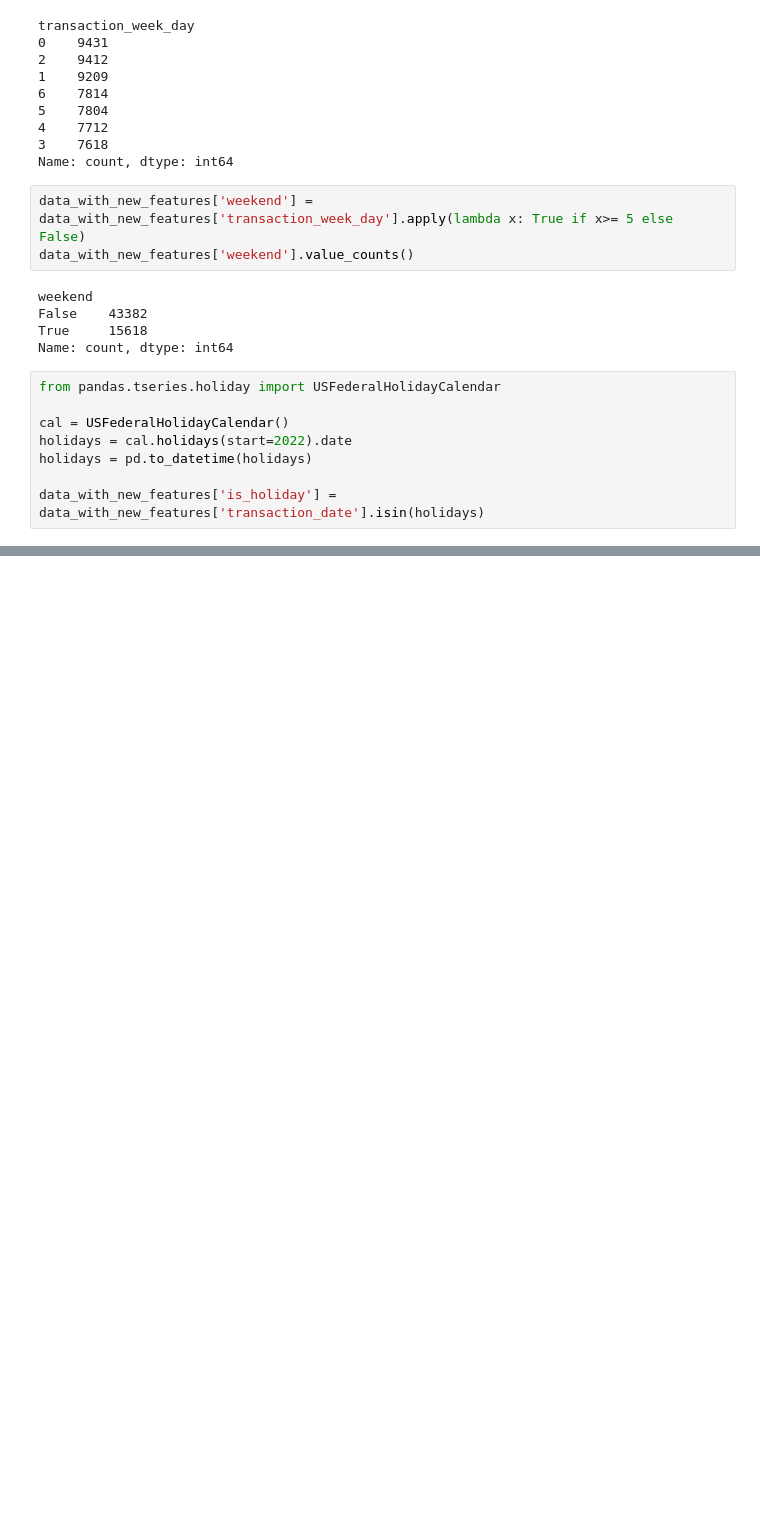
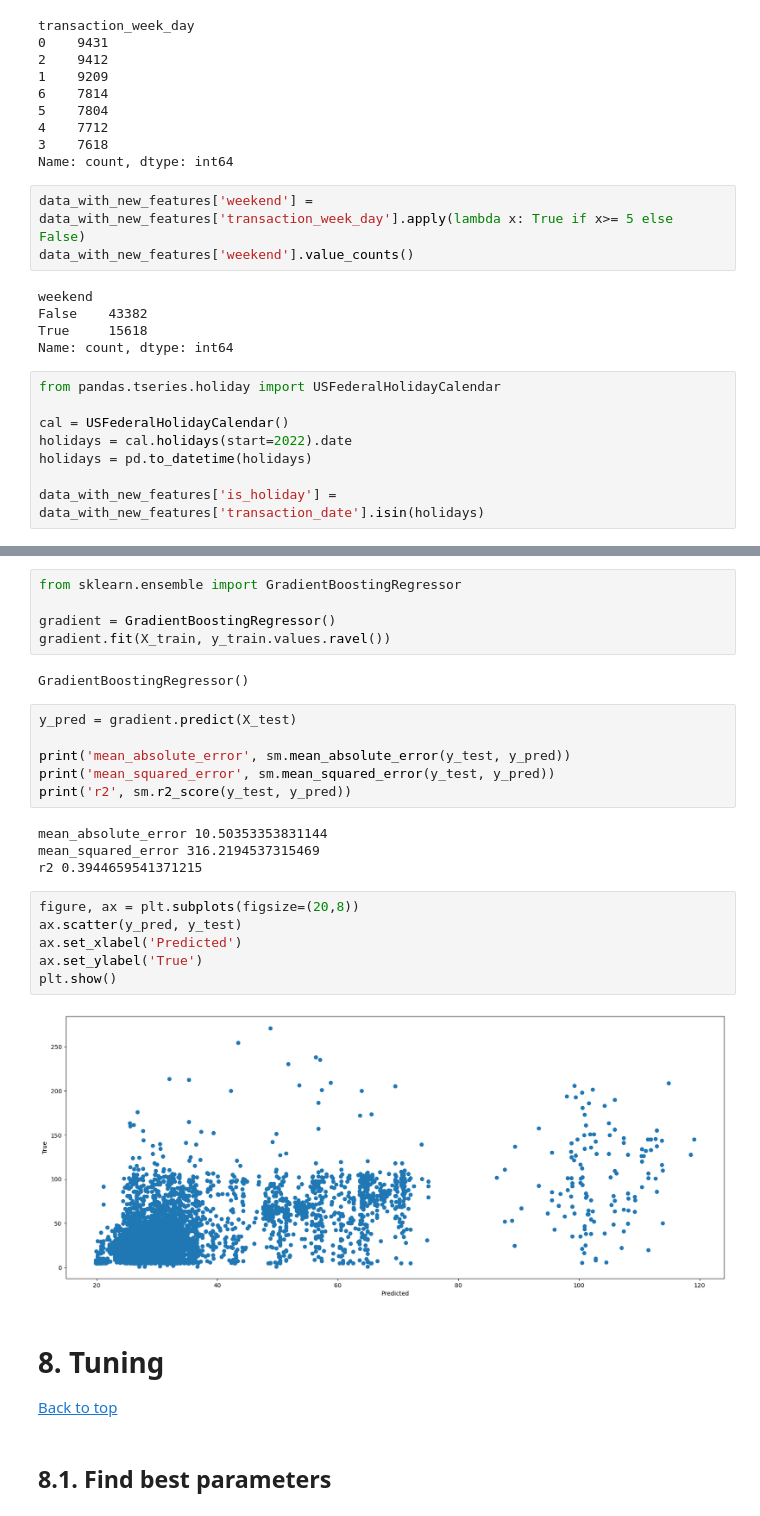
Before and after one commit to danielcamacho9712/Machine-Learning-Project, a Jupyter notebook: NY_yellow-taxis.ipynb, the cells around one changed output, grey strips where cells are left out. Cells and saved outputs as stored; diff of their text form; blank space fills up the shorter version.

```diff
--- a/NY_yellow-taxis.ipynb
+++ b/NY_yellow-taxis.ipynb
@@ -377,0 +468,30 @@ data_with_new_features
+# %%
+from sklearn.ensemble import GradientBoostingRegressor
+
+gradient = GradientBoostingRegressor()
+gradient.fit(X_train, y_train.values.ravel())
+# %% [output]
+GradientBoostingRegressor()
+# %%
+y_pred = gradient.predict(X_test)
+
+print('mean_absolute_error', sm.mean_absolute_error(y_test, y_pred))
+print('mean_squared_error', sm.mean_squared_error(y_test, y_pred))
+print('r2', sm.r2_score(y_test, y_pred))
+# %% [output]
+mean_absolute_error 10.50353353831144
+mean_squared_error 316.2194537315469
+r2 0.3944659541371215
+# %%
+figure, ax = plt.subplots(figsize=(20,8))
+ax.scatter(y_pred, y_test)
+ax.set_xlabel('Predicted')
+ax.set_ylabel('True')
+plt.show()
+# %% [output]
+[figure, added]
+# %% [markdown]
+# 8. Tuning <a id='tune'></a>
+[Back to top](#table_of_contents)
+# %% [markdown]
+## 8.1. Find best parameters
```
Also changed, not shown: parts of 32 cells of this notebook.
